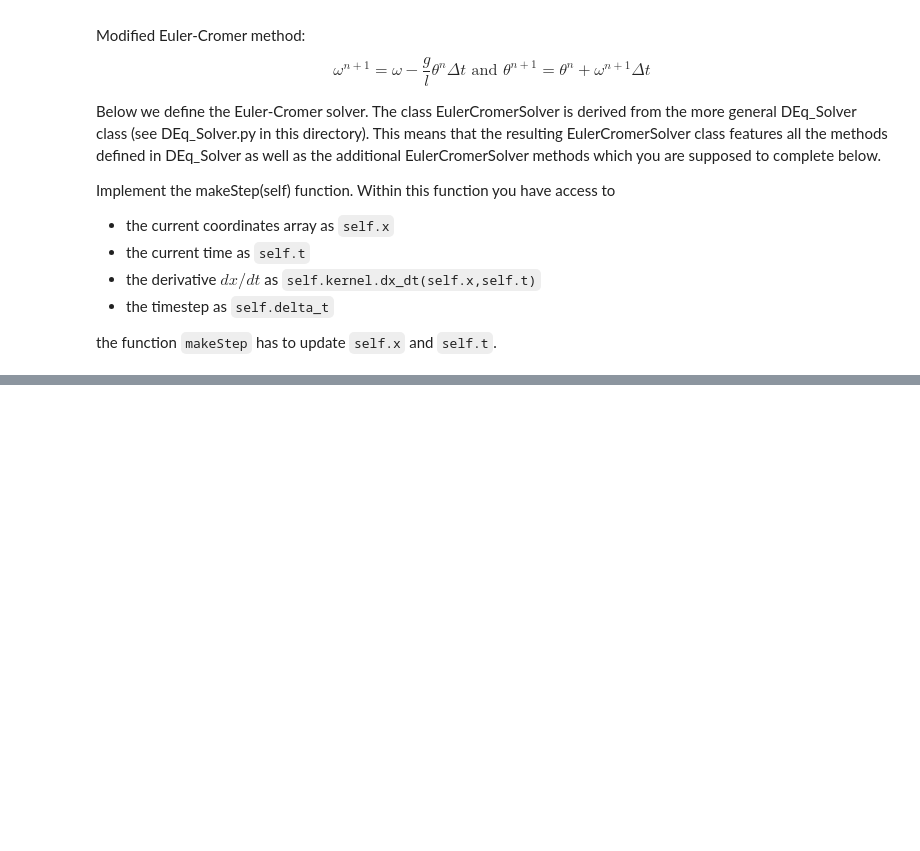
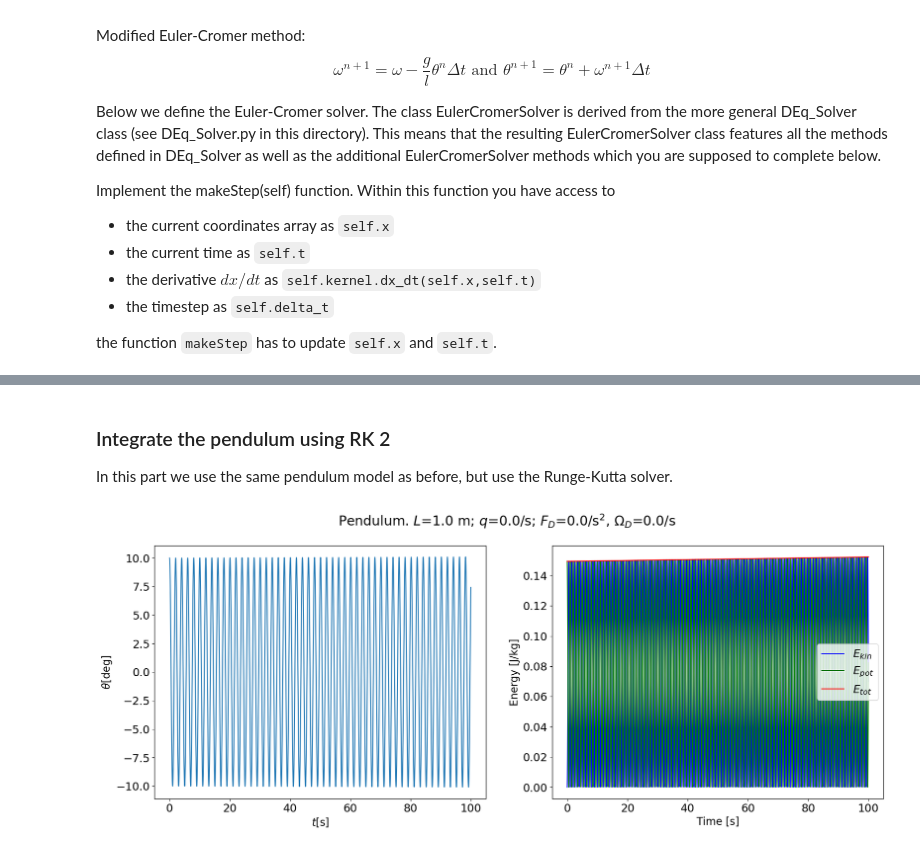
Before and after one commit to keithonpy/Scientific_Computing, a Jupyter notebook: 3. Harmonic Motion/harmonic_motion.ipynb, the cells around one changed output, grey strips where cells are left out. Saved outputs shown, nothing was run; the diff lists cells and outputs as text; code cells hidden in the pictures; blank space fills up the shorter version.

```diff
--- a/3. Harmonic Motion/harmonic_motion.ipynb
+++ b/3. Harmonic Motion/harmonic_motion.ipynb
@@ -356,0 +424,10 @@ assert np.isclose(testEC.x,[ 0.30185004,  0.18500435]).all()
+# %% [markdown]
+### Integrate the pendulum using RK 2
+
+In this part we use the same pendulum model as before, but use the Runge-Kutta solver.
+# %%
+# Run RK2 on the same pendulum, and make the plots
+solver = solvers.RK2Solver(pend)
+makePlots(solver)
+# %% [output]
+[figure, added]
```
Also changed, not shown: parts of 7 cells of this notebook.
